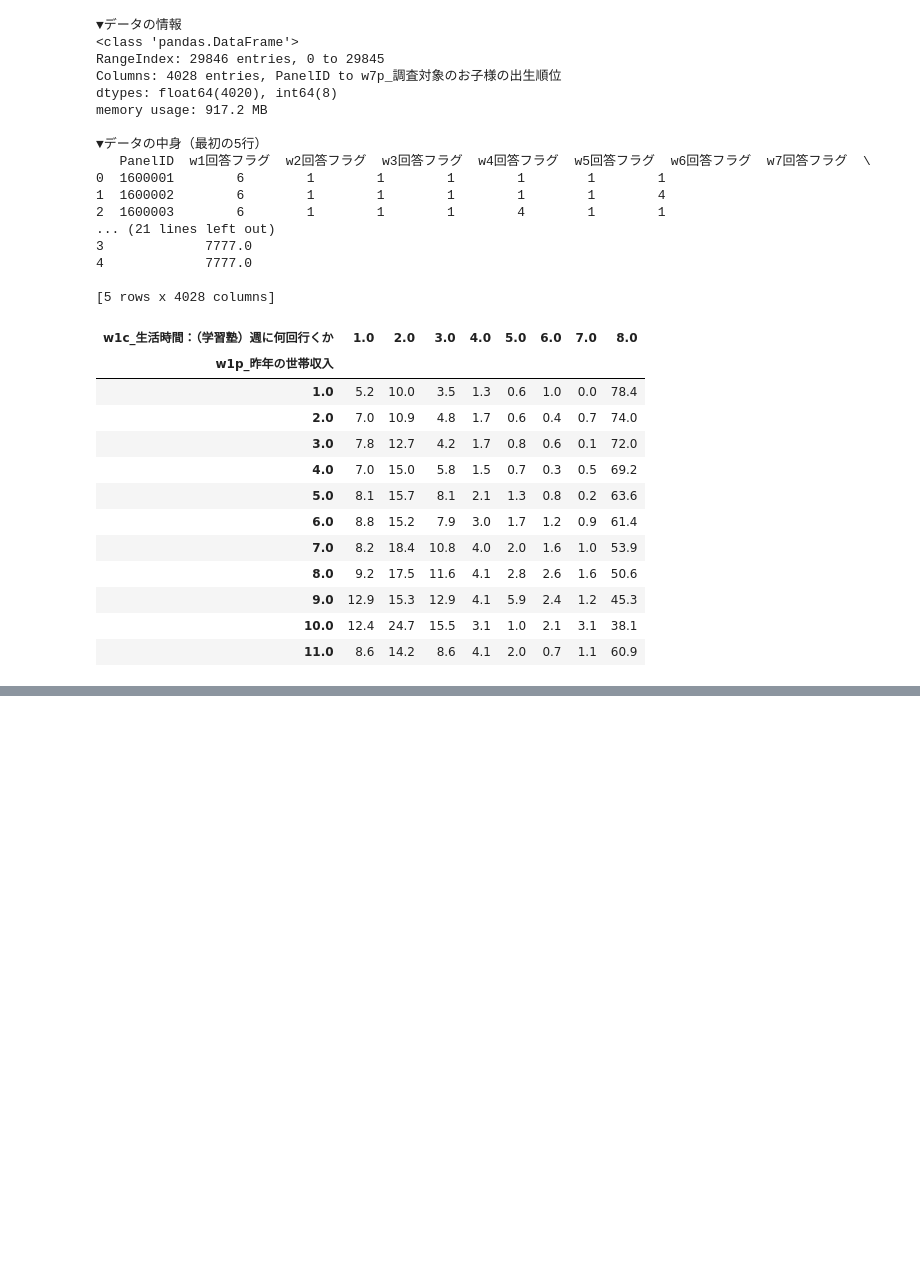
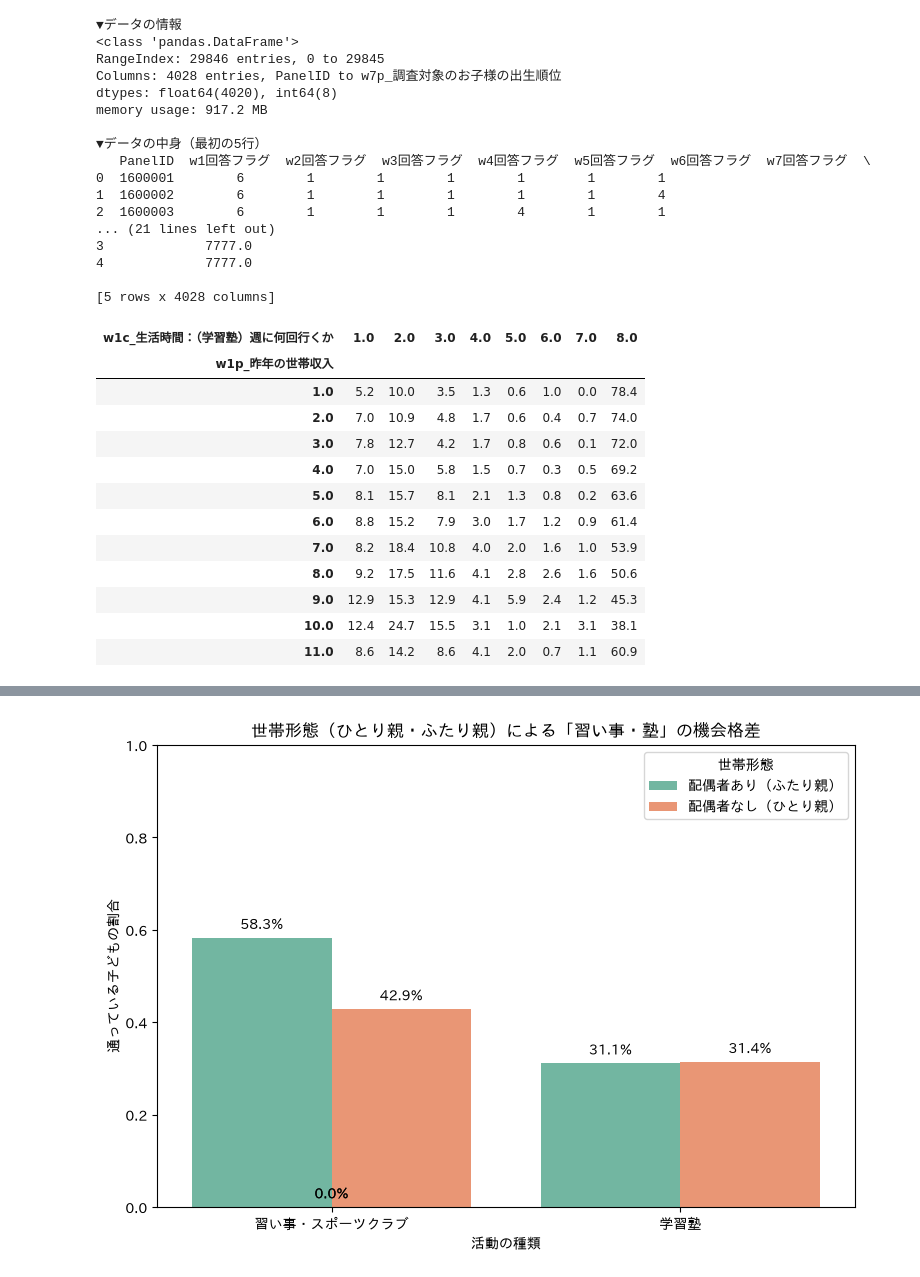
Before and after one commit to KyosukeNagai/DataScienceCompetition, a Jupyter notebook: Calculate.ipynb, the cells around one changed output, grey strips where cells are left out. Saved outputs shown, nothing was run; the diff lists cells and outputs as text; code cells hidden in the pictures; blank space fills up the shorter version.

```diff
--- a/Calculate.ipynb
+++ b/Calculate.ipynb
@@ -142,0 +209,83 @@ round(cross_table, 1)
+# %%
+#＜ひとり親家庭（シングルマザー、シングルファザー問題）では、機会損失が起こりやすいのでは？＞
+
+import pandas as pd
+import numpy as np
+import matplotlib.pyplot as plt
+import seaborn as sns
+import japanize_matplotlib  # 文字化け防止ツールを読み込み
+
+# =========================================================
+# 仮説検証：ひとり親世帯における「習い事・塾」の機会格差
+# =========================================================
+
+# 分析に必要な変数の抽出
+columns_single = [
+    'w1p_配偶者の有無', # 1: いる(ふたり親), 2: いない(ひとり親)
+    'w1p_習い事やスポーツクラブに通っているか', # 1: 行っている, 2: 行っていない
+    'w1p_現在学習塾に行っているか' # 1: 行っている, 2: 行っていない
+]
+
+df_single = df[columns_single].copy()
+
+# 欠損値の処理 (7777, 8888, 9999 をまとめて NaN に置換して除外)
+for col in columns_single:
+    df_single[col] = df_single[col].replace([7777, 8888, 9999], np.nan)
+
+df_single = df_single.dropna()
+print("有効データ数:", len(df_single))
+
+# ---------------------------------------------------------
+# データの加工
+# ---------------------------------------------------------
+# ① 世帯形態のラベル作成
+df_single['family_type'] = df_single['w1p_配偶者の有無'].map({1.0: '配偶者あり（ふたり親）', 2.0: '配偶者なし（ひとり親）'})
+
+# ② 実施フラグの作成 (1:行っている->1, 2:行っていない->0)
+df_single['has_lesson'] = df_single['w1p_習い事やスポーツクラブに通っているか'].apply(lambda x: 1 if x == 1 else 0)
+df_single['has_juku'] = df_single['w1p_現在学習塾に行っているか'].apply(lambda x: 1 if x == 1 else 0)
+
+# ---------------------------------------------------------
+# グラフの描画と数値表の表示
+# ---------------------------------------------------------
+from IPython.display import display
+
+# 世帯形態ごとの実施割合を算出
+summary_single = df_single.groupby('family_type')[['has_lesson', 'has_juku']].mean().reset_index()
+
+# グラフで描きやすいようにデータ形式を変換（Long形式）
+df_melted_single = pd.melt(summary_single, id_vars=['family_type'],
+                           value_vars=['has_lesson', 'has_juku'],
+                           var_name='activity_type', value_name='participation_rate')
+
+# ラベルを日本語に変換
+df_melted_single['activity_type'] = df_melted_single['activity_type'].map({
+    'has_lesson': '習い事・スポーツクラブ',
+    'has_juku': '学習塾'
+})
+
+# 棒グラフの描画
+plt.figure(figsize=(9, 6))
+sns.barplot(x='activity_type', y='participation_rate', hue='family_type', data=df_melted_single, palette='Set2')
+plt.title('世帯形態（ひとり親・ふたり親）による「習い事・塾」の機会格差')
+plt.xlabel('活動の種類')
+plt.ylabel('通っている子どもの割合')
+plt.ylim(0, 1)
+
+# グラフ上にパーセンテージを表示する工夫
+ax = plt.gca()
+for p in ax.patches:
+    ax.annotate(f"{p.get_height():.1%}", (p.get_x() + p.get_width() / 2., p.get_height()),
+                ha='center', va='bottom', fontsize=10, color='black', xytext=(0, 5), textcoords='offset points')
+
+plt.legend(title='世帯形態')
+plt.show()
+
+# 数値データの表示
+print("■ 分析結果：世帯形態ごとの実施割合（%）")
+summary_single.columns = ['世帯形態', '習い事実施割合', '学習塾実施割合']
+# 見やすくするためにパーセント表示に変換
+summary_single['習い事実施割合'] = (summary_single['習い事実施割合'] * 100).round(1).astype(str) + '%'
+summary_single['学習塾実施割合'] = (summary_single['学習塾実施割合'] * 100).round(1).astype(str) + '%'
+display(summary_single)
+# %% [output]
@@ -142,0 +293 @@ round(cross_table, 1)
+[figure, added]
```
Also changed, not shown: parts of 6 cells of this notebook, 1 other file.
